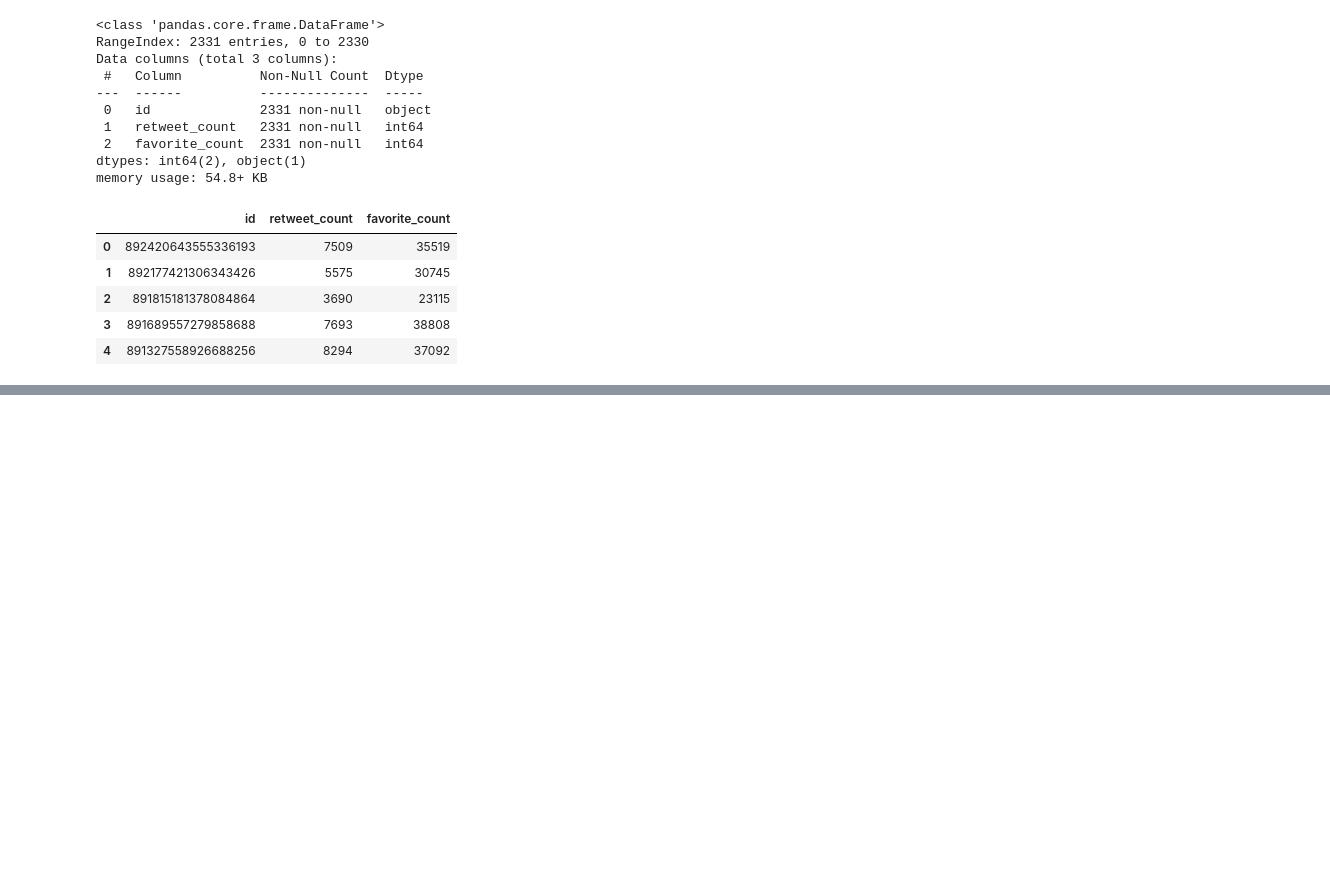
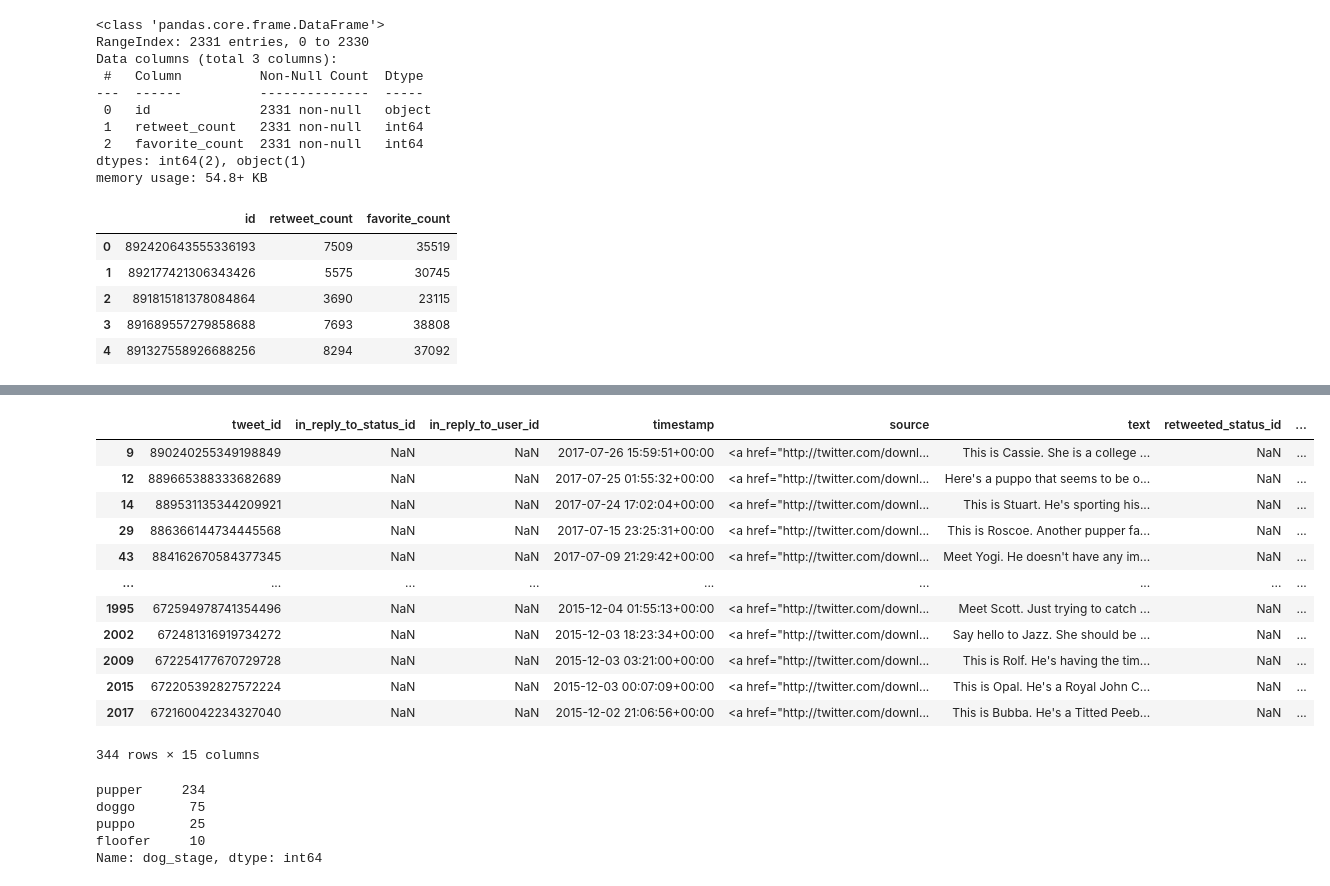
Before and after one commit to Onsymers/Wrangle_WeRateDogs, a Jupyter notebook: wrangle_act.ipynb, the cells around one changed output, grey strips where cells are left out. Drawn from its saved outputs; the diff is of its cells as text; code cells hidden in the pictures; blank space fills up the shorter version.

```diff
--- a/wrangle_act.ipynb
+++ b/wrangle_act.ipynb
@@ -524,7 +518,8 @@ twitter_archive_clean[twitter_archive_clean.tweet_id.isin(delete_ids)]
 ### Code
 # %%
 rep_dic = {"740373189193256964":14, "835246439529840640":13, "666287406224695296":9,
-          "682962037429899265":10, "722974582966214656":13, "716439118184652801":11}
+          "682962037429899265":10, "722974582966214656":13, "716439118184652801":11,
+          "786709082849828864":10, '778027034220126208':11, '680494726643068929':11}
 
 for t_id, rate in rep_dic.items():
     twitter_archive_clean.loc[twitter_archive_clean.tweet_id == t_id, 'rating_numerator'] = rate
@@ -628,0 +660,2 @@ twitter_info_clean.head()
+# %%
+twitter_archive_clean['rating_frac'] = twitter_archive_clean.rating_numerator / twitter_archive_clean.rating_denominator * 10
@@ -628,0 +707,10 @@ twitter_info_clean.head()
+# %%
+twitter_archive_clean.doggo.replace('None', np.nan, inplace=True)
+twitter_archive_clean.pupper.replace('None', np.nan, inplace=True)
+twitter_archive_clean.puppo.replace('None', np.nan, inplace=True)
+twitter_archive_clean.floofer.replace('None', np.nan, inplace=True)
+# %%
+# From stackoveflow: https://stackoverflow.com/questions/54753077/how-to-use-the-pandas-melt-while-keeping-the-nan-values
+
+twitter_archive_clean['dog_stage']=twitter_archive_clean.loc[:,['doggo', 'pupper', 'puppo','floofer']].ffill(axis=1).iloc[:,-1]
+twitter_archive_clean.drop(columns=['doggo', 'pupper', 'puppo','floofer'],inplace=True)
@@ -628,0 +739,24 @@ twitter_info_clean.head()
+# %%
+twitter_archive_clean[twitter_archive_clean.dog_stage.notnull()]
+# %% [output]
+|  | tweet_id | in_reply_to_status_id | in_reply_to_user_id | timestamp | source | text | retweeted_status_id | ... |
+| 9 | 890240255349198849 | NaN | NaN | 2017-07-26 15:59:51+00:00 | <a href="http://twitter.com/downl... | This is Cassie. She is a college ... | NaN | ... |
+| 12 | 889665388333682689 | NaN | NaN | 2017-07-25 01:55:32+00:00 | <a href="http://twitter.com/downl... | Here's a puppo that seems to be o... | NaN | ... |
+| 14 | 889531135344209921 | NaN | NaN | 2017-07-24 17:02:04+00:00 | <a href="http://twitter.com/downl... | This is Stuart. He's sporting his... | NaN | ... |
+| 29 | 886366144734445568 | NaN | NaN | 2017-07-15 23:25:31+00:00 | <a href="http://twitter.com/downl... | This is Roscoe. Another pupper fa... | NaN | ... |
+| 43 | 884162670584377345 | NaN | NaN | 2017-07-09 21:29:42+00:00 | <a href="http://twitter.com/downl... | Meet Yogi. He doesn't have any im... | NaN | ... |
+| ... | ... | ... | ... | ... | ... | ... | ... | ... |
+| 1995 | 672594978741354496 | NaN | NaN | 2015-12-04 01:55:13+00:00 | <a href="http://twitter.com/downl... | Meet Scott. Just trying to catch ... | NaN | ... |
+| 2002 | 672481316919734272 | NaN | NaN | 2015-12-03 18:23:34+00:00 | <a href="http://twitter.com/downl... | Say hello to Jazz. She should be ... | NaN | ... |
+| 2009 | 672254177670729728 | NaN | NaN | 2015-12-03 03:21:00+00:00 | <a href="http://twitter.com/downl... | This is Rolf. He's having the tim... | NaN | ... |
+| 2015 | 672205392827572224 | NaN | NaN | 2015-12-03 00:07:09+00:00 | <a href="http://twitter.com/downl... | This is Opal. He's a Royal John C... | NaN | ... |
+| 2017 | 672160042234327040 | NaN | NaN | 2015-12-02 21:06:56+00:00 | <a href="http://twitter.com/downl... | This is Bubba. He's a Titted Peeb... | NaN | ... |
+344 rows × 15 columns
+# %%
+twitter_archive_clean.dog_stage.value_counts()
+# %% [output]
+pupper     234
+doggo       75
+puppo       25
+floofer     10
+Name: dog_stage, dtype: int64
```
Also changed, not shown: parts of 62 cells of this notebook, 1 other file.
